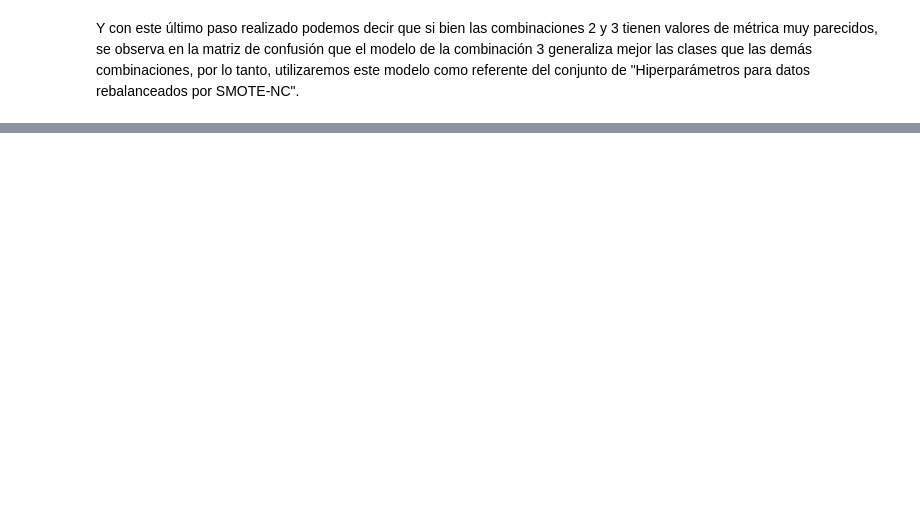
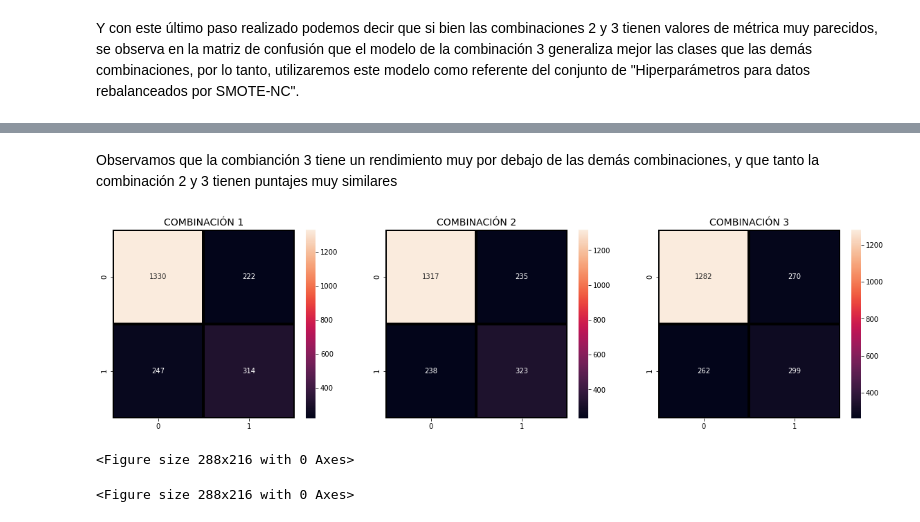
Before and after one commit to silvestref/Desercion_Telecom, a Jupyter notebook: Jupyter_Desercion_Telecom.ipynb, the cells around one changed output, grey strips where cells are left out. Cells and saved outputs as stored; diff of their text form; code cells hidden in the pictures; blank space fills up the shorter version.

```diff
--- a/Jupyter_Desercion_Telecom.ipynb
+++ b/Jupyter_Desercion_Telecom.ipynb
@@ -1336,0 +1378,6 @@ Y con este último paso realizado podemos decir que si bien las combinaciones 2
+# %%
+xgb_3a = XGBClassifier(tree_method='gpu_hist', objective="binary:logistic", use_label_encoder=False, eval_metric="auc",
+                       n_estimators=1200, max_depth=22, learning_rate=0.001, subsample=0.5, colsample_bytree=0.3, seed=21)
+
+xgb_3a.fit(X_train_pca, y_train_bal)
+y_pred_3a = xgb_3a.predict(X_test_pca)
@@ -1336,0 +1386,6 @@ Y con este último paso realizado podemos decir que si bien las combinaciones 2
+# %%
+xgb_3b = XGBClassifier(tree_method='gpu_hist', objective="binary:logistic", use_label_encoder=False, eval_metric="auc",
+                       n_estimators=1000, max_depth=15, learning_rate=0.0033, subsample=0.4, colsample_bytree=0.4, seed=21)
+
+xgb_3b.fit(X_train_pca, y_train_bal)
+y_pred_3b = xgb_3b.predict(X_test_pca)
@@ -1336,0 +1394,6 @@ Y con este último paso realizado podemos decir que si bien las combinaciones 2
+# %%
+xgb_3c = XGBClassifier(tree_method='gpu_hist', objective="binary:logistic", use_label_encoder=False, eval_metric="auc",
+                       n_estimators=800, max_depth=25, learning_rate=0.091, subsample=0.4, colsample_bytree=0.7, seed=21)
+
+xgb_3c.fit(X_train_pca, y_train_bal)
+y_pred_3c = xgb_3c.predict(X_test_pca)
@@ -1336,0 +1465,21 @@ Y con este último paso realizado podemos decir que si bien las combinaciones 2
+# %% [markdown]
+Observamos que la combianción 3 tiene un rendimiento muy por debajo de las demás combinaciones, y que tanto la combinación 2 y 3 tienen puntajes muy similares
+# %%
+fig, ax = plt.subplots(1, 3, figsize=(20, 5))
+
+sns.heatmap(confusion_matrix(y_test, y_pred_3a), annot=True, fmt = "d", linecolor="k", linewidths=3, ax=ax[0])
+ax[0].set_title("COMBINACIÓN 1",fontsize=14)
+
+plt.figure(figsize=(4,3))
+sns.heatmap(confusion_matrix(y_test, y_pred_3b), annot=True, fmt = "d", linecolor="k", linewidths=3, ax=ax[1])
+ax[1].set_title("COMBINACIÓN 2",fontsize=14)
+
+plt.figure(figsize=(4,3))
+sns.heatmap(confusion_matrix(y_test, y_pred_3c), annot=True, fmt = "d", linecolor="k", linewidths=3, ax=ax[2])
+ax[2].set_title("COMBINACIÓN 3",fontsize=14)
+
+plt.show()
+# %% [output]
+[figure, added]
+<Figure size 288x216 with 0 Axes>
+<Figure size 288x216 with 0 Axes>
```
Also changed, not shown: parts of 45 cells of this notebook.
